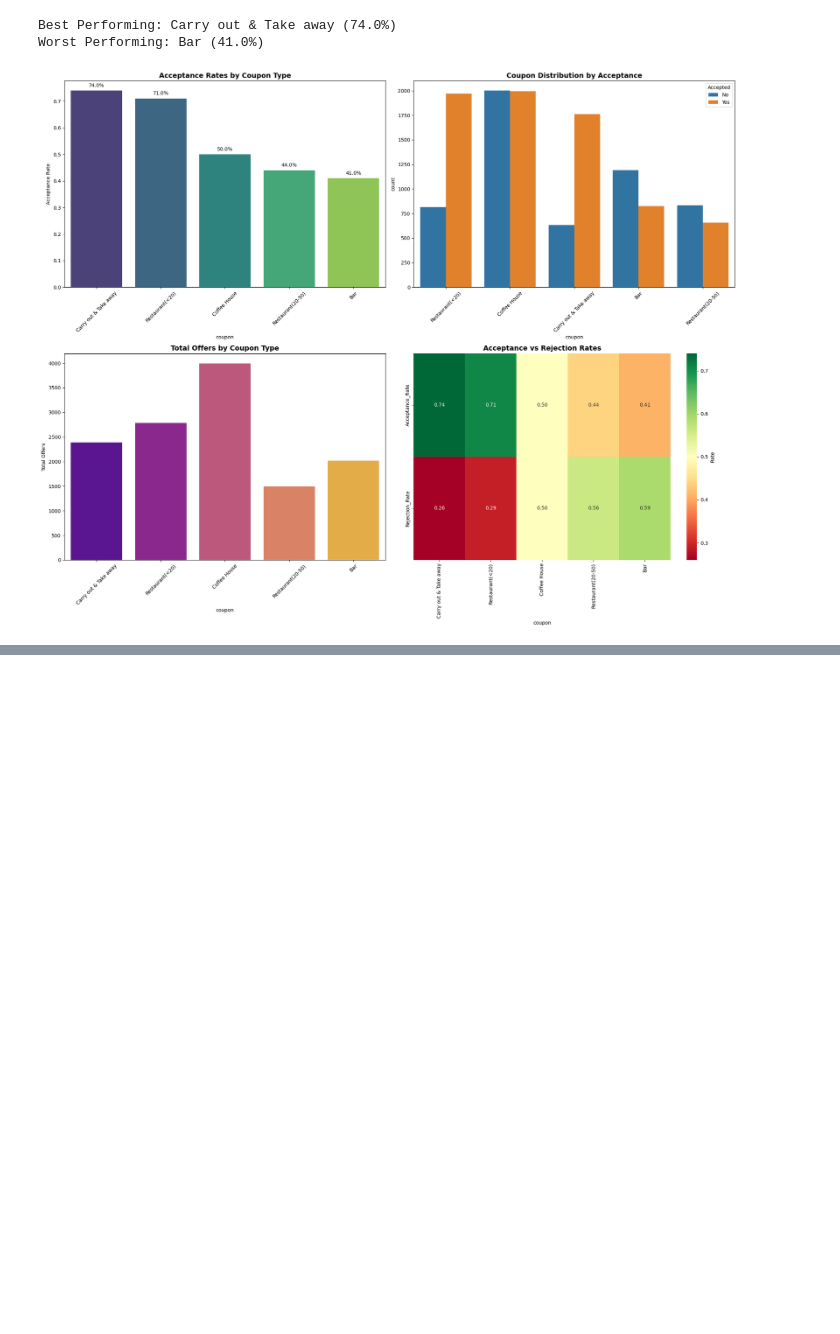
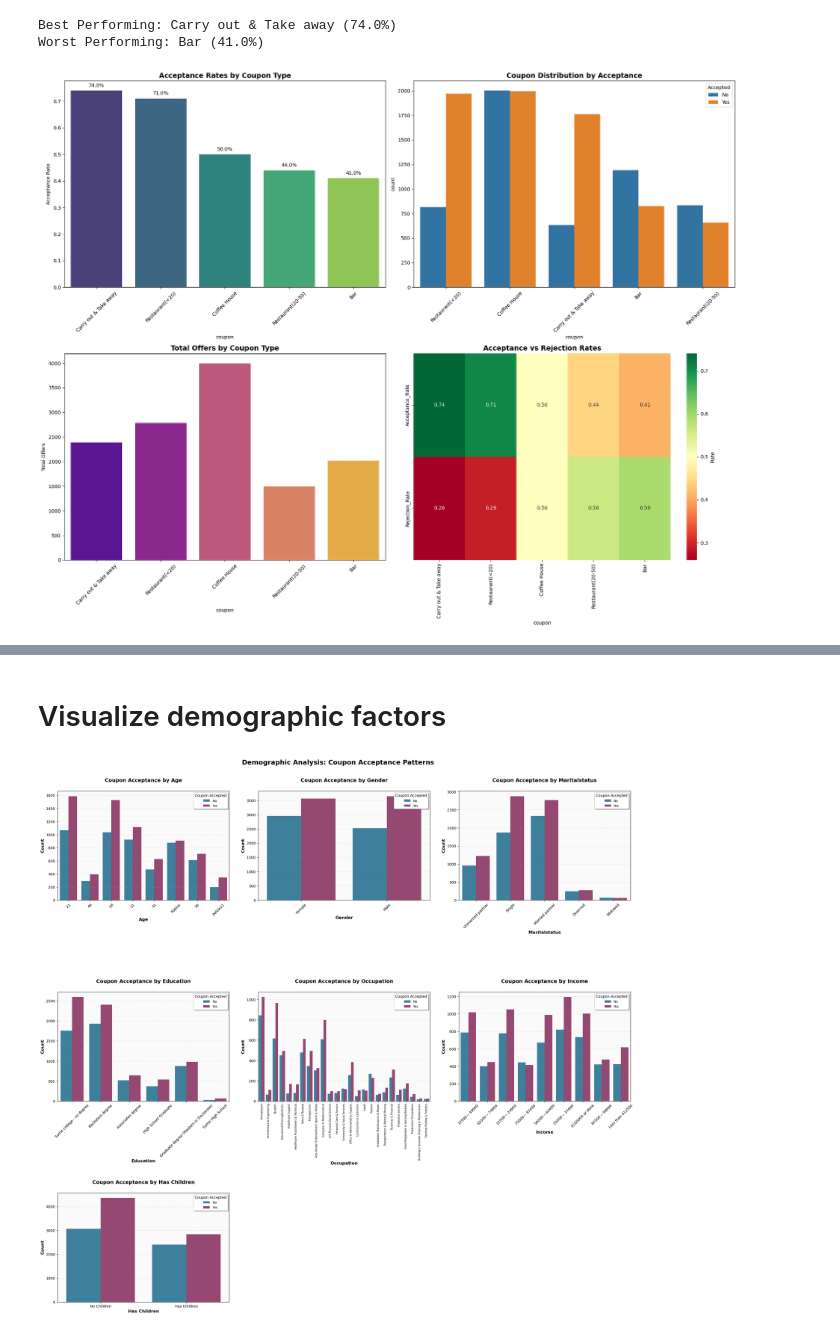
Before and after one commit to ricochetventures/coupon, a Jupyter notebook: coupon_acceptance_analysis.ipynb, the cells around one changed output, grey strips where cells are left out. Saved outputs shown, nothing was run; the diff lists cells and outputs as text; code cells hidden in the pictures; blank space fills up the shorter version.

Commit message:
visualize demographic factors

```diff
--- a/coupon_acceptance_analysis.ipynb
+++ b/coupon_acceptance_analysis.ipynb
@@ -239,0 +345,64 @@ Worst Performing: Bar (41.0%)
+# %% [markdown]
+# Visualize demographic factors
+# %%
+# Visualize demographic factors
+fig, axes = plt.subplots(3, 3, figsize=(24, 22))  # Increased height for better spacing
+axes = axes.flatten()
+
+# Set a consistent color palette
+colors = ['#2E86AB', '#A23B72']
+sns.set_palette(colors)
+
+for i, demo in enumerate(demographics):
+    # Create the countplot
+    sns.countplot(data=df, x=demo, hue='Y', ax=axes[i])
+
+    # Customize each plot
+    axes[i].set_title(f'Coupon Acceptance by {demo.replace("_", " ").title()}',
+                     fontsize=14, fontweight='bold', pad=25)  # Increased pad to avoid overlap
+    axes[i].set_xlabel(demo.replace("_", " ").title(), fontsize=12, fontweight='bold')
+    axes[i].set_ylabel('Count', fontsize=12, fontweight='bold')
+
+    # Special handling for different demographics bc overlap
+    if demo == 'occupation':
+        # Rotate labels to 90 degrees for occupation
+        axes[i].tick_params(axis='x', rotation=90, labelsize=8)
+        # Reduce font size further for occupation labels
+        for label in axes[i].get_xticklabels():
+            label.set_fontsize(7)
+    elif demo == 'has_children':
+        # Fix has_children x-axis labels to be more readable
+        axes[i].set_xticklabels(['No Children', 'Has Children'])
+        axes[i].tick_params(axis='x', rotation=0, labelsize=10)  # No rotation needed
+    else:
+        # Standard 45-degree rotation for other charts
+        axes[i].tick_params(axis='x', rotation=45, labelsize=10)
+
+    axes[i].tick_params(axis='y', labelsize=10)
+
+    # Add legend to every plot
+    axes[i].legend(title='Coupon Accepted', labels=['No', 'Yes'],
+                  title_fontsize=10, fontsize=9, loc='upper right',
+                  frameon=True, fancybox=True, shadow=True)
+
+    # Add subtle grid
+    axes[i].grid(axis='y', alpha=0.3, linestyle='--')
+
+    # Set background color
+    axes[i].set_facecolor('#fafafa')
+
+# Hide the last 2 empty subplots (since only have 7 charts in a 3x3 grid)
+for j in range(7, 9):
+    axes[j].set_visible(False)
+
+# Adjust layout and spacing with extra top margin for title
+plt.tight_layout(pad=4.0, h_pad=5.0, w_pad=3.0)
+plt.subplots_adjust(top=0.94)  # Add space at top for main title
+
+# Add a main title with higher position to avoid overlap
+fig.suptitle('Demographic Analysis: Coupon Acceptance Patterns',
+             fontsize=18, fontweight='bold', y=0.995)  # Moved much higher
+
+plt.show()
+# %% [output]
+[figure, added]
```
Also changed, not shown: parts of 6 cells of this notebook.
